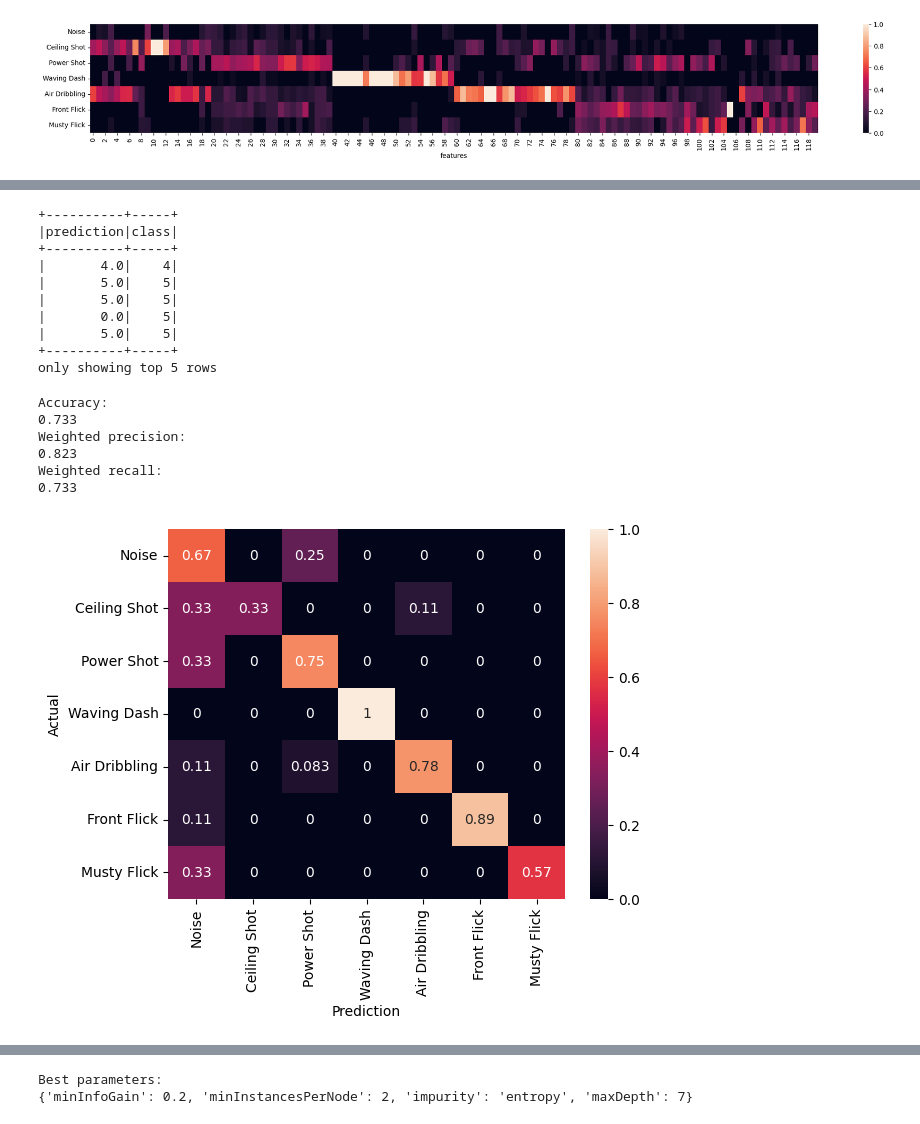
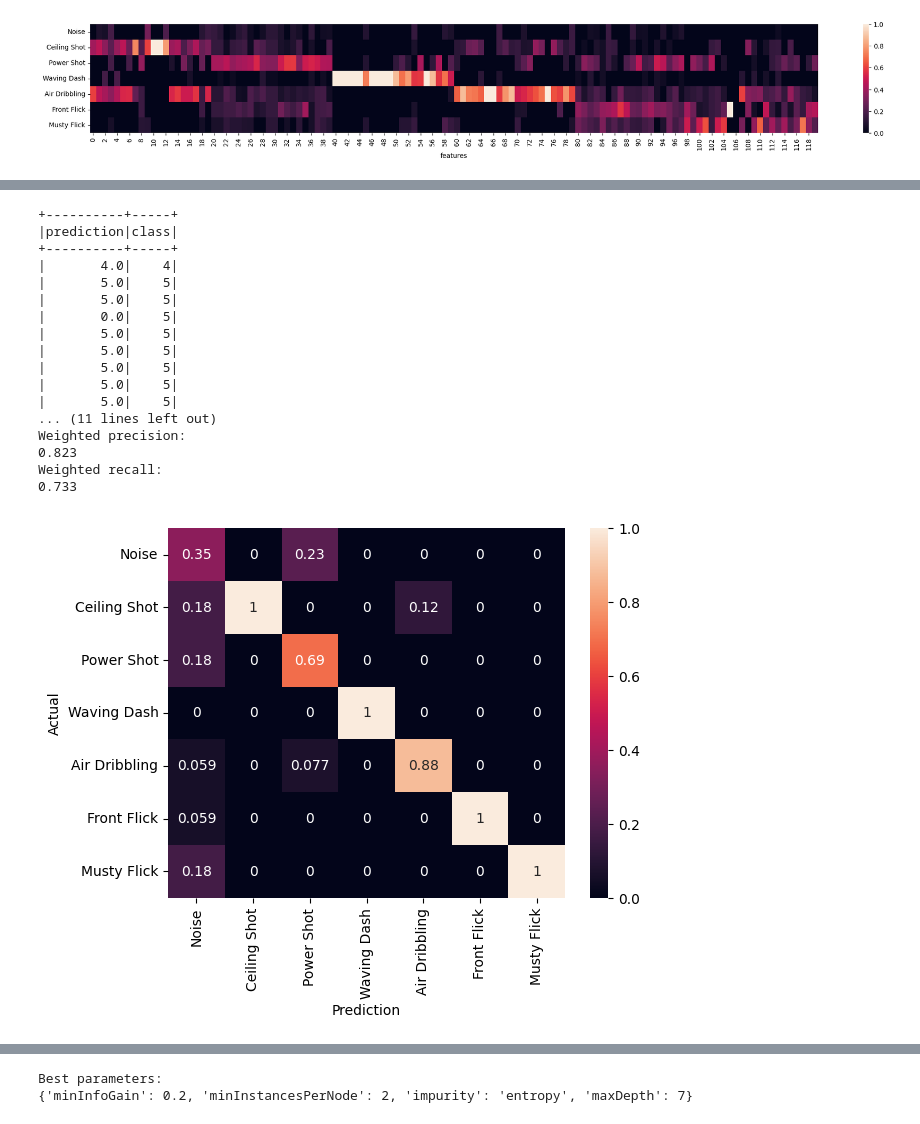
Before and after one commit to DomMcOyle/BDAProject, a Jupyter notebook: MachineLearningAlgorithms.ipynb, the cells around one changed output, grey strips where cells are left out. Saved outputs shown, nothing was run; the diff lists cells and outputs as text; code cells hidden in the pictures.

```diff
--- a/MachineLearningAlgorithms.ipynb
+++ b/MachineLearningAlgorithms.ipynb
@@ -56,9 +56,11 @@ As first step, we load the already encoded dataframes for training and testing t
 # %%
 spark = SparkSession.builder.appName("RocketLeagueL").getOrCreate()
 
-path = "./dataset/"
-#path = 'hdfs://hdmaster:9000/user/ubuntu/dataset/'
-modelpath = path + 'models/'
+#base_path = 'hdfs://hdmaster:9000/user/ubuntu/dataset/'
+base_path ='./'
+path = base_path + "dataset/"
+
+modelpath = base_path + 'models/'
 train = load_df(path, "encoded_df", spark)
 test = load_df(path, "encoded_test", spark)
 seed = 42
@@ -133,8 +135,8 @@ def compute_metrics(prediction_df):
 def print_metrics(prediction_df, ordered_labels=ordered_labels):
     """
     Function printing some metrics for evaluation, as well as the confusion matrix given a pyspark dataframe
-    with ground truth labels and predictions. The confusion matrix is printed with values normalized on the true
-    positives and false negatives (recall)
+    with ground truth labels and predictions. The confusion matrix is printed with values normalized on the true and false
+    positives (precision)
     params:
         prediction_df: pyspark dataframe containing at least a prediction column
                        called "prediction" and a class column called "class"
@@ -148,10 +150,9 @@ def print_metrics(prediction_df, ordered_labels=ordered_labels):
     print("Weighted recall: ")
     print(f'%.3f'%metrics.weightedRecall)
     cm = metrics.confusionMatrix().toArray()
-    cm = cm / (cm.sum(axis=1))
+    cm = cm / (cm.sum(axis=0))
 
     sns.heatmap(cm, annot=True, xticklabels=ordered_labels, yticklabels=ordered_labels)
     plt.xlabel('Prediction')
     plt.ylabel('Actual')
-    return metrics
 # %% [markdown]
@@ -225,21 +250,24 @@ dtc_predictions = dtcf.transform(test)
 # %%
-dtc_predictions.select("prediction", "class").show(5)
+# getting predictions
+dtc_predictions = dtcf.transform(test)
+dtc_predictions.select("prediction", "class").show(15)
 print_metrics(dtc_predictions)
 # %% [output]
 +----------+-----+
 |prediction|class|
 +----------+-----+
 |       4.0|    4|
 |       5.0|    5|
 |       5.0|    5|
 |       0.0|    5|
 |       5.0|    5|
-+----------+-----+
-only showing top 5 rows
+|       5.0|    5|
+|       5.0|    5|
+|       5.0|    5|
+|       5.0|    5|
+... (11 lines left out)
+Weighted precision:
+0.823
+Weighted recall:
+0.733
-Accuracy:
-0.733
-Weighted precision:
-0.823
-Weighted recall:
-0.733
-[figure, old version]
+[figure, new version]
```
Also changed, not shown: parts of 64 cells of this notebook.
